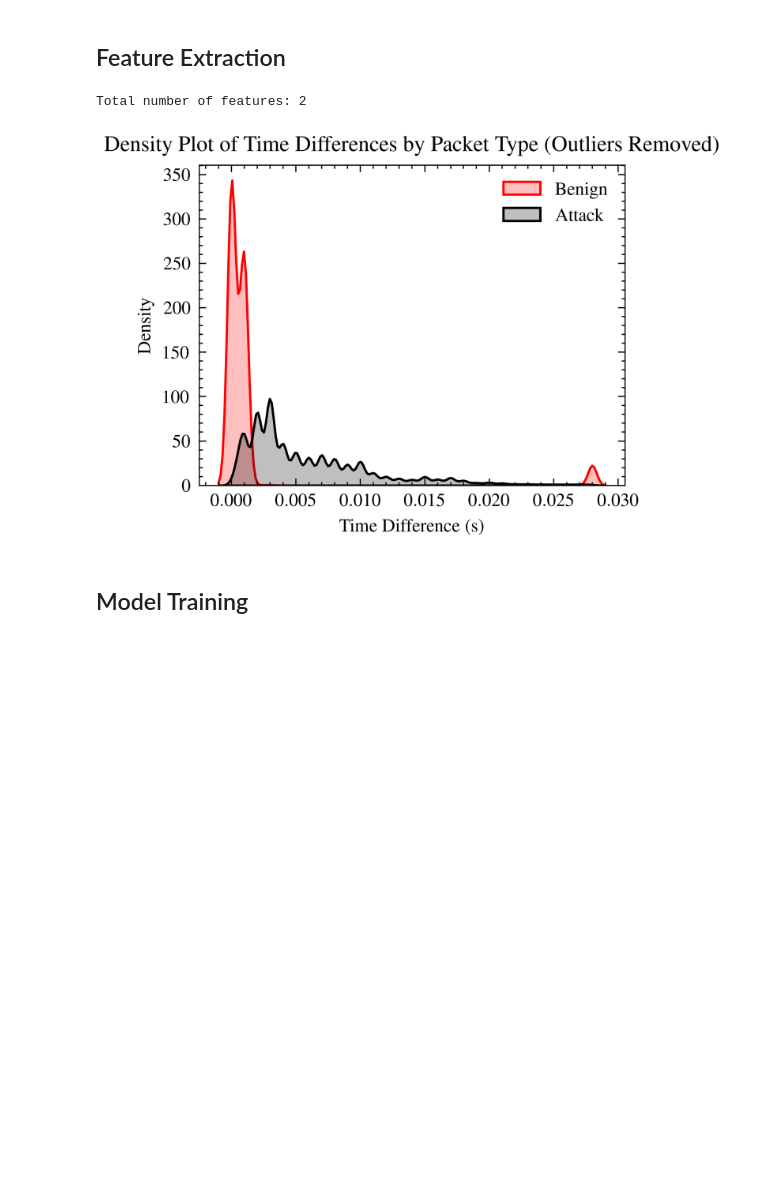
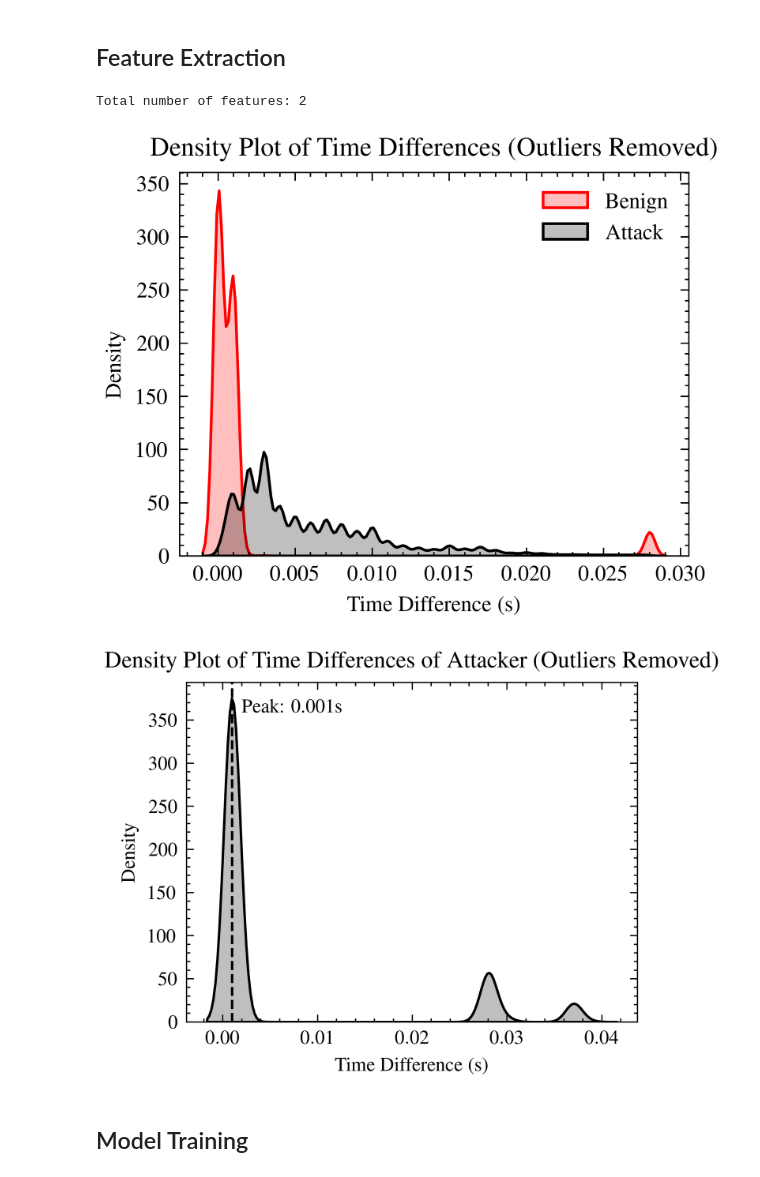
Before and after one commit to mohdfareed/bt-attacks-detector, a Jupyter notebook: notebooks/exp_9.ipynb, the cells around one changed output. Cells and saved outputs as stored; diff of their text form; code cells hidden in the pictures; blank space fills up the shorter version.

```diff
--- a/notebooks/exp_9.ipynb
+++ b/notebooks/exp_9.ipynb
@@ -251,26 +251,62 @@ save_npz(FEATURES_TEST, test_features)
 # %%
 # report feature extraction results
 print(f"Total number of features: {train_features.shape[1]}")
 
 # filter out outliers from time differences
 time_diffs = np.ravel(train_time.toarray())  # type: ignore
 time_df = pd.DataFrame({"Time_Diffs": time_diffs, "Type": train_labels})
 lower_bound, upper_bound = time_df["Time_Diffs"].quantile([0.05, 0.92])
 filtered_time_df = time_df[
     (time_df["Time_Diffs"] > lower_bound)
     & (time_df["Time_Diffs"] < upper_bound)
 ]
 # plot density of time differences
 plt.figure()
 sns.kdeplot(data=filtered_time_df, x="Time_Diffs", hue="Type", fill=True)
-plt.title("Density Plot of Time Differences by Packet Type (Outliers Removed)")
+plt.title("Density Plot of Time Differences (Outliers Removed)")
 plt.xlabel("Time Difference (s)")
 plt.ylabel("Density")
 plt.legend(["Benign", "Attack"])
 plt.show()
+
+# filter attack packets by second most common source
+attack_source = dataset[dataset["Type"] == 1]["Source"].value_counts().index[1]
+attack_source_ds = dataset[dataset["Source"] == attack_source]
+# filter out outliers from time differences
+attack_time = attack_source_ds[["Time"]].diff().fillna(0)
+attack_time = csr_matrix(attack_time)
+attack_time_diffs = np.ravel(attack_time.toarray())  # type: ignore
+attack_time_df = pd.DataFrame(
+    {"Time_Diffs": attack_time_diffs, "Type": attack_source_ds["Type"]}
+)
+lower_bound, upper_bound = attack_time_df["Time_Diffs"].quantile([0.05, 0.92])
+filtered_attack_time_df = attack_time_df[
+    (attack_time_df["Time_Diffs"] > lower_bound)
+    & (attack_time_df["Time_Diffs"] < upper_bound)
+]
+# plot density of time differences (add dashed vertical line at peak)
+plt.figure()
+sns.kdeplot(
+    data=filtered_attack_time_df,
+    x="Time_Diffs",
+    fill=True,
+)
+mode_time_diffs = filtered_attack_time_df["Time_Diffs"].mode()[0]
+plt.axvline(x=mode_time_diffs, color="black", linestyle="--", label="Peak")
+plt.text(
+    x=mode_time_diffs + 0.001,
+    y=plt.ylim()[1] * 0.95,
+    s=f"Peak: {mode_time_diffs:.3f}s",
+    verticalalignment="top",
+)
+plt.title(f"Density Plot of Time Differences of Attacker (Outliers Removed)")
+plt.xlabel("Time Difference (s)")
+plt.ylabel("Density")
+plt.show()
 # %% [output]
 Total number of features: 2
-[figure, old version]
+[figure, new version]
+[figure, added]
 # %% [markdown]
 ## Model Training
 # %%
```
Also changed, not shown: parts of 2 cells of this notebook, 3 other files.
